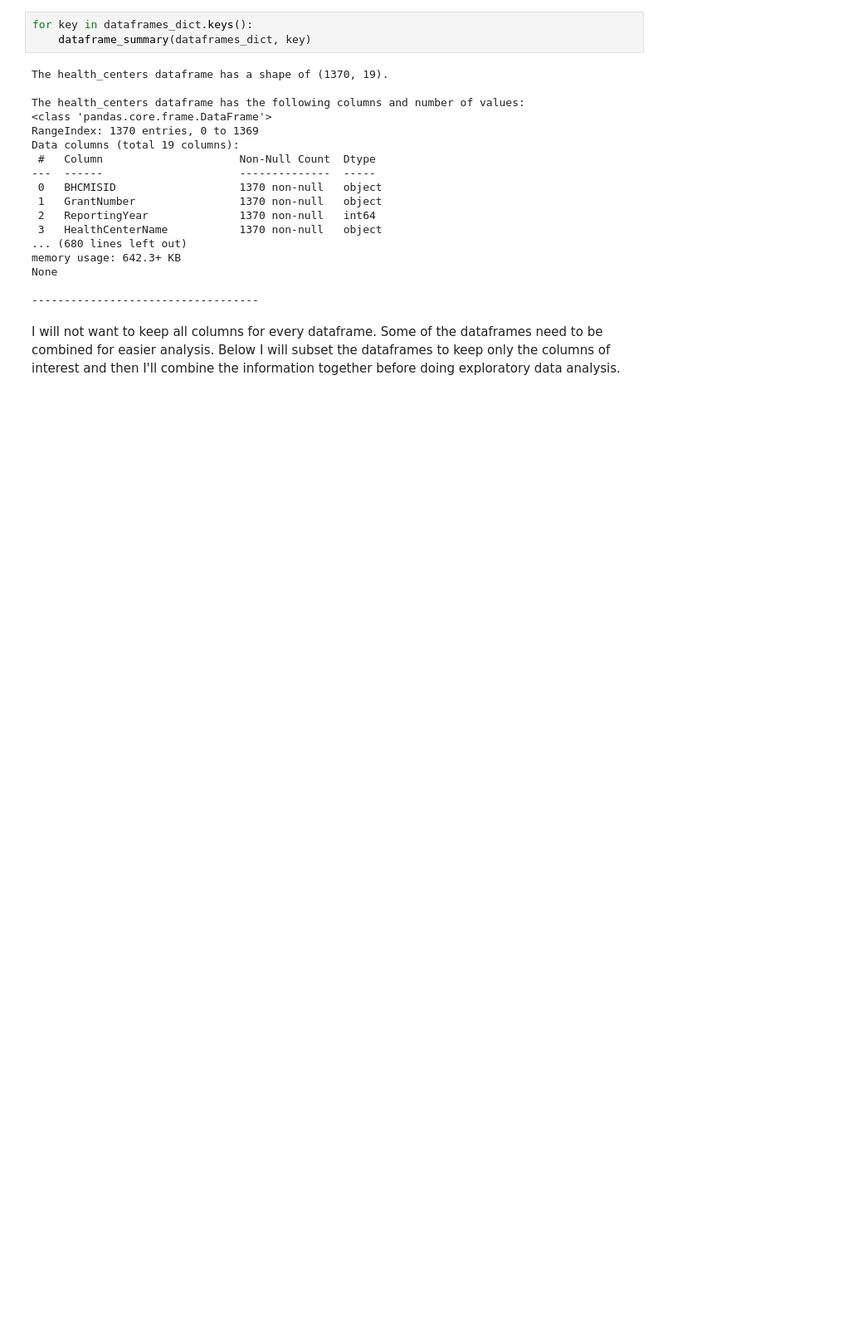
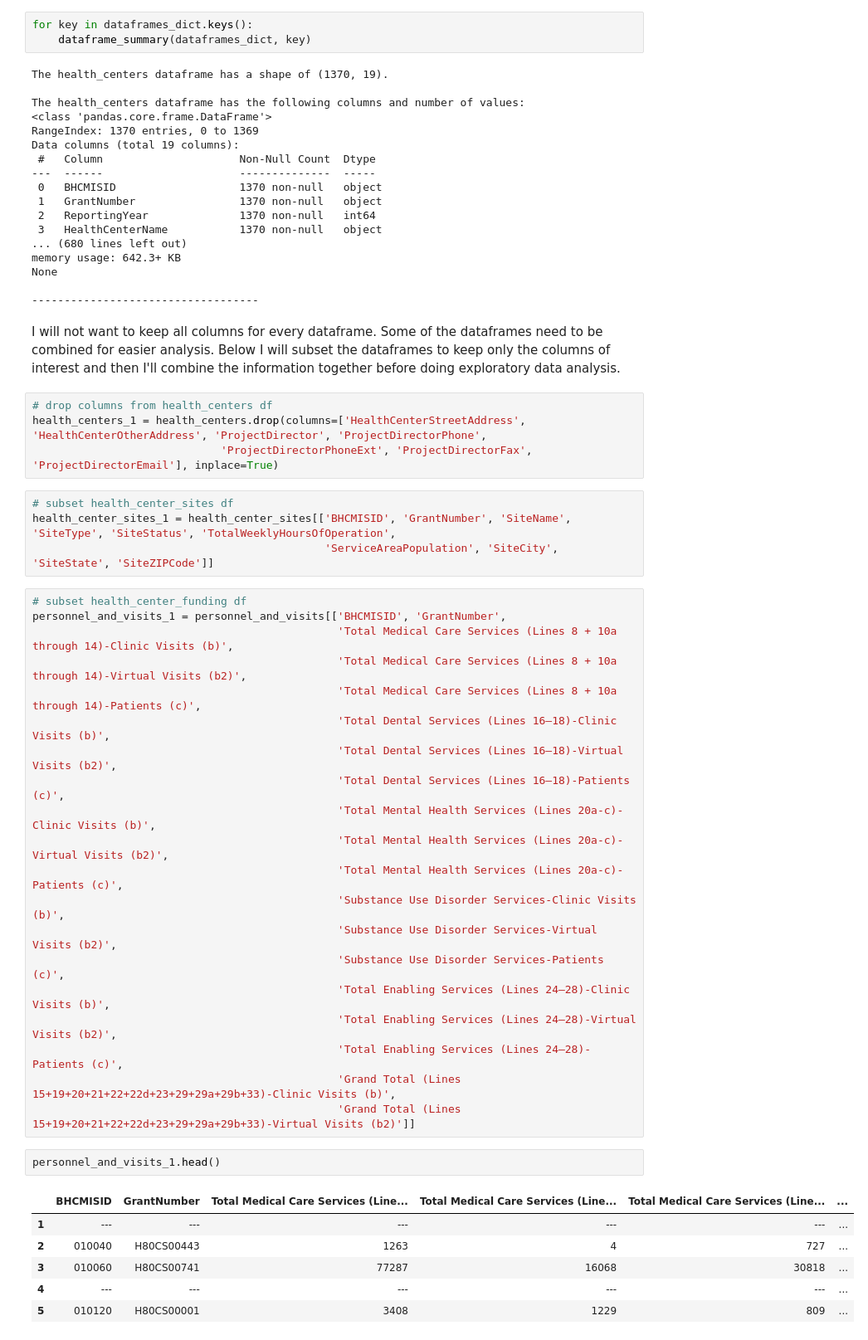
Before and after one commit to dezertdweller/capstone-project-fqhc-model, a Jupyter notebook: importing-data.ipynb, the cells around one changed output. Shown at 83% size. Saved outputs shown, nothing was run; the diff lists cells and outputs as text; blank space fills up the shorter version.

Commit message:
Subsetting original dfs.

```diff
--- a/importing-data.ipynb
+++ b/importing-data.ipynb
@@ -208,3 +210,40 @@ None
 -----------------------------------
 # %% [markdown]
 I will not want to keep all columns for every dataframe. Some of the dataframes need to be combined for easier analysis. Below I will subset the dataframes to keep only the columns of interest and then I'll combine the information together before doing exploratory data analysis.
+# %%
+# drop columns from health_centers df
+health_centers_1 = health_centers.drop(columns=['HealthCenterStreetAddress', 'HealthCenterOtherAddress', 'ProjectDirector', 'ProjectDirectorPhone',
+                             'ProjectDirectorPhoneExt', 'ProjectDirectorFax', 'ProjectDirectorEmail'], inplace=True)
+# %%
+# subset health_center_sites df
+health_center_sites_1 = health_center_sites[['BHCMISID', 'GrantNumber', 'SiteName', 'SiteType', 'SiteStatus', 'TotalWeeklyHoursOfOperation',
+                                             'ServiceAreaPopulation', 'SiteCity', 'SiteState', 'SiteZIPCode']]
+# %%
+# subset health_center_funding df
+personnel_and_visits_1 = personnel_and_visits[['BHCMISID', 'GrantNumber',
+                                               'Total Medical Care Services (Lines 8 + 10a through 14)-Clinic Visits (b)',
+                                               'Total Medical Care Services (Lines 8 + 10a through 14)-Virtual Visits (b2)',
+                                               'Total Medical Care Services (Lines 8 + 10a through 14)-Patients (c)',
+                                               'Total Dental Services (Lines 16–18)-Clinic Visits (b)',
+                                               'Total Dental Services (Lines 16–18)-Virtual Visits (b2)',
+                                               'Total Dental Services (Lines 16–18)-Patients (c)',
+                                               'Total Mental Health Services (Lines 20a-c)-Clinic Visits (b)',
+                                               'Total Mental Health Services (Lines 20a-c)-Virtual Visits (b2)',
+                                               'Total Mental Health Services (Lines 20a-c)-Patients (c)',
+                                               'Substance Use Disorder Services-Clinic Visits (b)',
+                                               'Substance Use Disorder Services-Virtual Visits (b2)',
+                                               'Substance Use Disorder Services-Patients (c)',
+                                               'Total Enabling Services (Lines 24–28)-Clinic Visits (b)',
+                                               'Total Enabling Services (Lines 24–28)-Virtual Visits (b2)',
+                                               'Total Enabling Services (Lines 24–28)-Patients (c)',
+                                               'Grand Total (Lines 15+19+20+21+22+22d+23+29+29a+29b+33)-Clinic Visits (b)',
+                                               'Grand Total (Lines 15+19+20+21+22+22d+23+29+29a+29b+33)-Virtual Visits (b2)']]
+# %%
+personnel_and_visits_1.head()
+# %% [output]
+|  | BHCMISID | GrantNumber | Total Medical Care Services (Line... | Total Medical Care Services (Line... | Total Medical Care Services (Line... | ... |
+| 1 | --- | --- | --- | --- | --- | ... |
+| 2 | 010040 | H80CS00443 | 1263 | 4 | 727 | ... |
+| 3 | 010060 | H80CS00741 | 77287 | 16068 | 30818 | ... |
+| 4 | --- | --- | --- | --- | --- | ... |
+| 5 | 010120 | H80CS00001 | 3408 | 1229 | 809 | ... |
```
Also changed, not shown: parts of 2 cells of this notebook.
